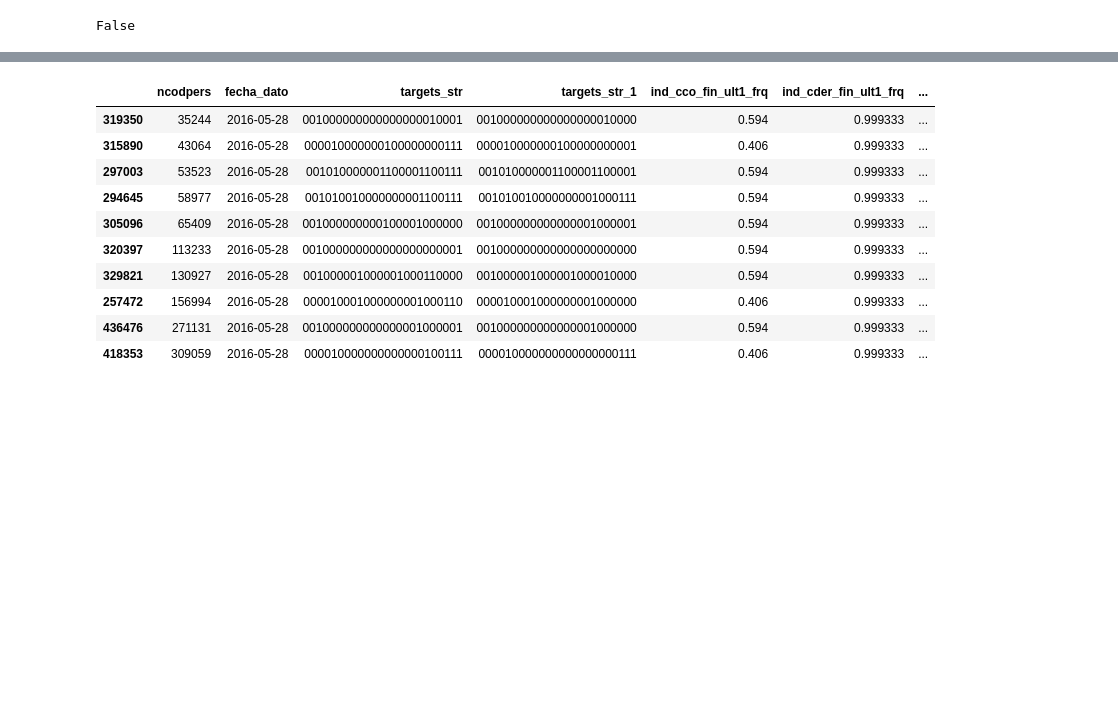
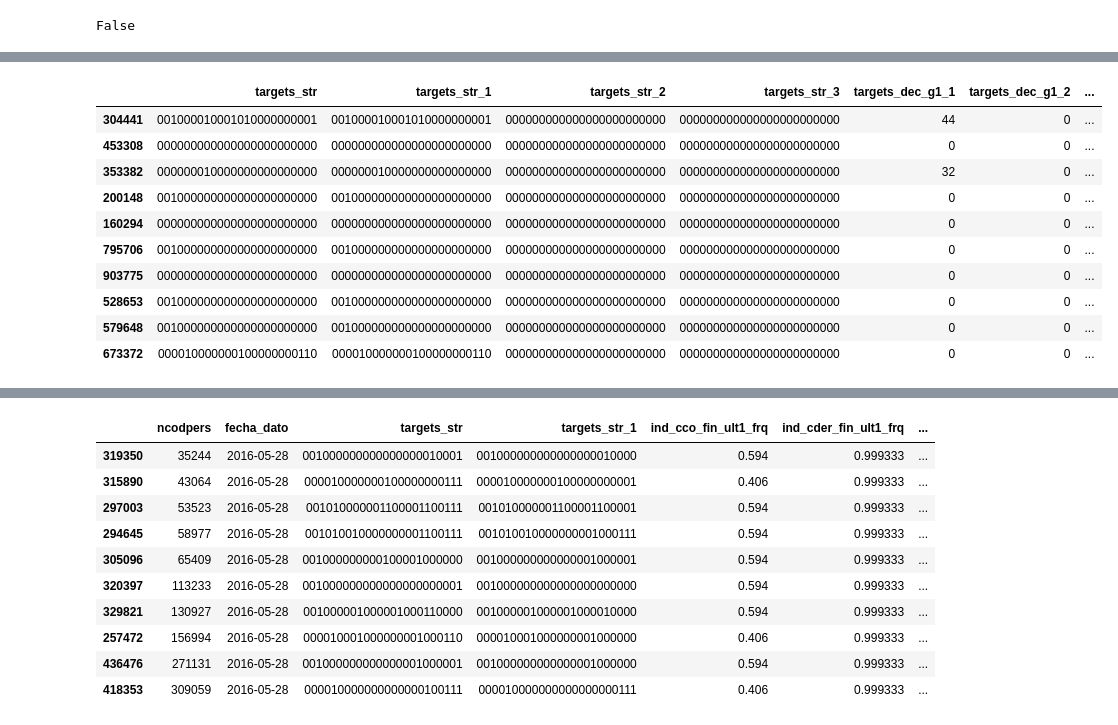
Before and after one commit to vfdev-5/SPR, a Jupyter notebook: trees/trees_and_NN_predictions_CV_2.ipynb, the cells around one changed output, grey strips where cells are left out. Drawn from its saved outputs; the diff is of its cells as text; code cells hidden in the pictures; blank space fills up the shorter version.

```diff
--- a/trees/trees_and_NN_predictions_CV_2.ipynb
+++ b/trees/trees_and_NN_predictions_CV_2.ipynb
@@ -61,0 +101,14 @@ df[['targets_str', 'last_targets_str', 'added_targets_str', 'added_targets']]
+# %%
+df[['targets_str', 'targets_str_1', 'targets_str_2', 'targets_str_3', 'targets_dec_g1_1', 'targets_dec_g1_2', 'diff_targets_12']]
+# %% [output]
+|  | targets_str | targets_str_1 | targets_str_2 | targets_str_3 | targets_dec_g1_1 | targets_dec_g1_2 | ... |
+| 304441 | 001000010001010000000001 | 001000010001010000000001 | 000000000000000000000000 | 000000000000000000000000 | 44 | 0 | ... |
+| 453308 | 000000000000000000000000 | 000000000000000000000000 | 000000000000000000000000 | 000000000000000000000000 | 0 | 0 | ... |
+| 353382 | 000000010000000000000000 | 000000010000000000000000 | 000000000000000000000000 | 000000000000000000000000 | 32 | 0 | ... |
+| 200148 | 001000000000000000000000 | 001000000000000000000000 | 000000000000000000000000 | 000000000000000000000000 | 0 | 0 | ... |
+| 160294 | 000000000000000000000000 | 000000000000000000000000 | 000000000000000000000000 | 000000000000000000000000 | 0 | 0 | ... |
+| 795706 | 001000000000000000000000 | 001000000000000000000000 | 000000000000000000000000 | 000000000000000000000000 | 0 | 0 | ... |
+| 903775 | 000000000000000000000000 | 000000000000000000000000 | 000000000000000000000000 | 000000000000000000000000 | 0 | 0 | ... |
+| 528653 | 001000000000000000000000 | 001000000000000000000000 | 000000000000000000000000 | 000000000000000000000000 | 0 | 0 | ... |
+| 579648 | 001000000000000000000000 | 001000000000000000000000 | 000000000000000000000000 | 000000000000000000000000 | 0 | 0 | ... |
+| 673372 | 000010000000100000000110 | 000010000000100000000110 | 000000000000000000000000 | 000000000000000000000000 | 0 | 0 | ... |
```
Also changed, not shown: parts of 12 cells of this notebook, 1 other file.
